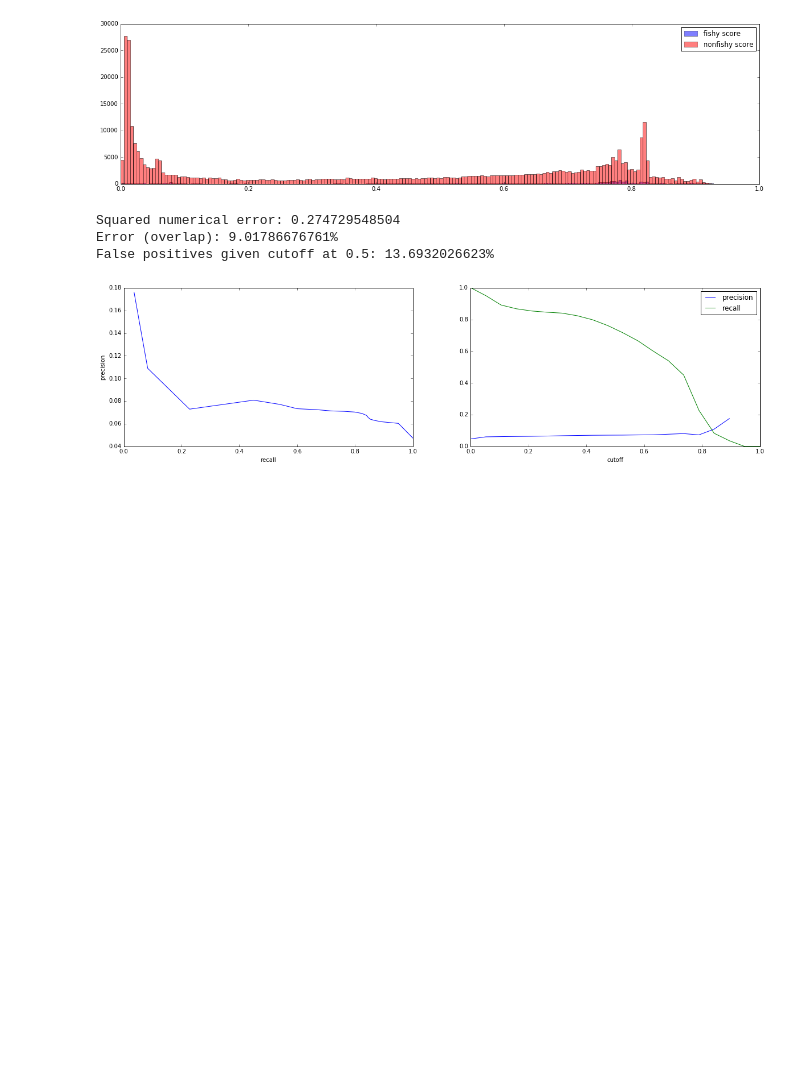
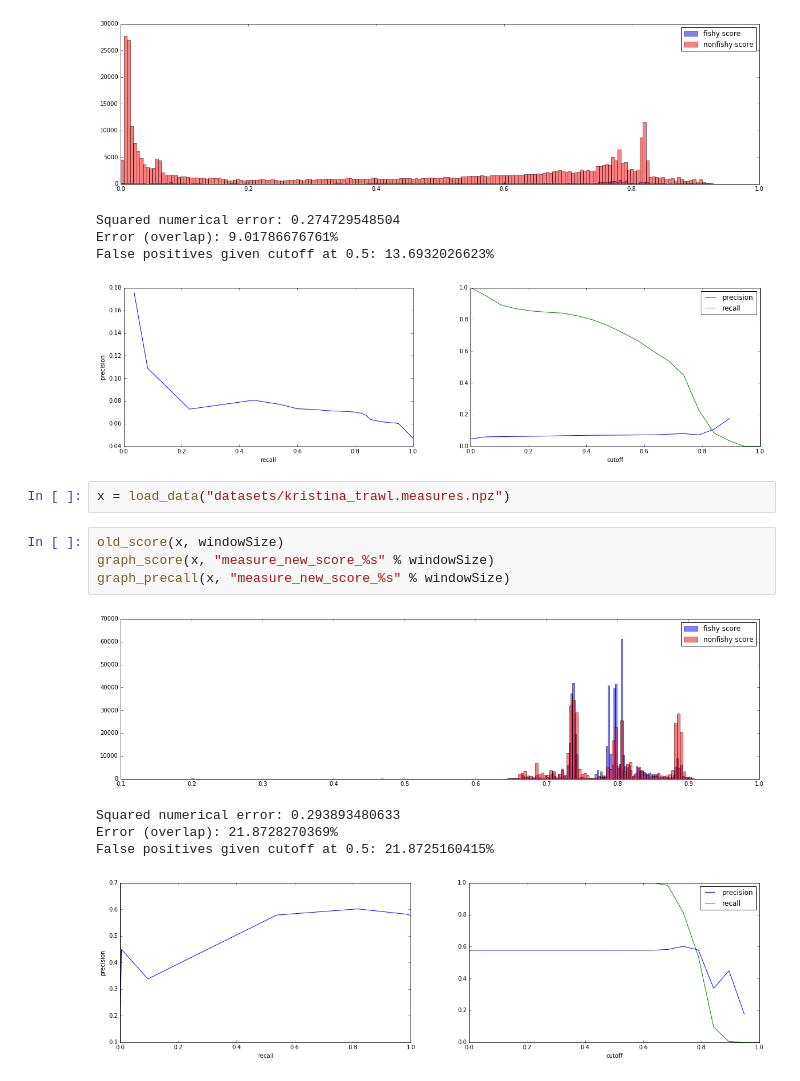
Before and after one commit to marketler/GFW_vessel_scoring, a Jupyter notebook: New_score_evaluation.ipynb, the cells around one changed output. Drawn from its saved outputs; the diff is of its cells as text; blank space fills up the shorter version.

Commit message:
Scored trawlers too

```diff
--- a/New_score_evaluation.ipynb
+++ b/New_score_evaluation.ipynb
@@ -93,3 +93,15 @@ Squared numerical error: 0.274729548504
 Error (overlap): 9.01786676761%
 False positives given cutoff at 0.5: 13.6932026623%
 [figure]
+# %%
+x = load_data("datasets/kristina_trawl.measures.npz")
+# %%
+old_score(x, windowSize)
+graph_score(x, "measure_new_score_%s" % windowSize)
+graph_precall(x, "measure_new_score_%s" % windowSize)
+# %% [output]
+[figure, added]
+Squared numerical error: 0.293893480633
+Error (overlap): 21.8728270369%
+False positives given cutoff at 0.5: 21.8725160415%
+[figure, added]
```
Also changed, not shown: parts of 1 cell of this notebook.
